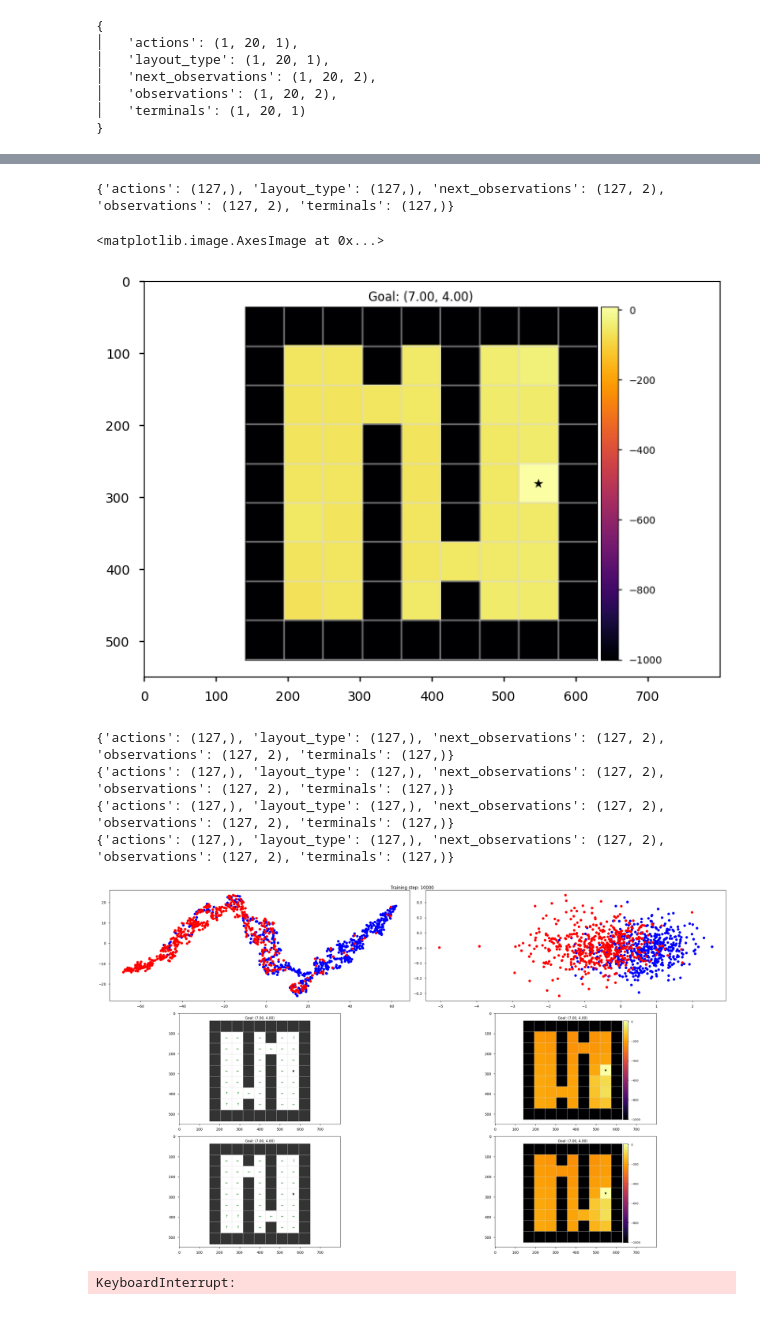
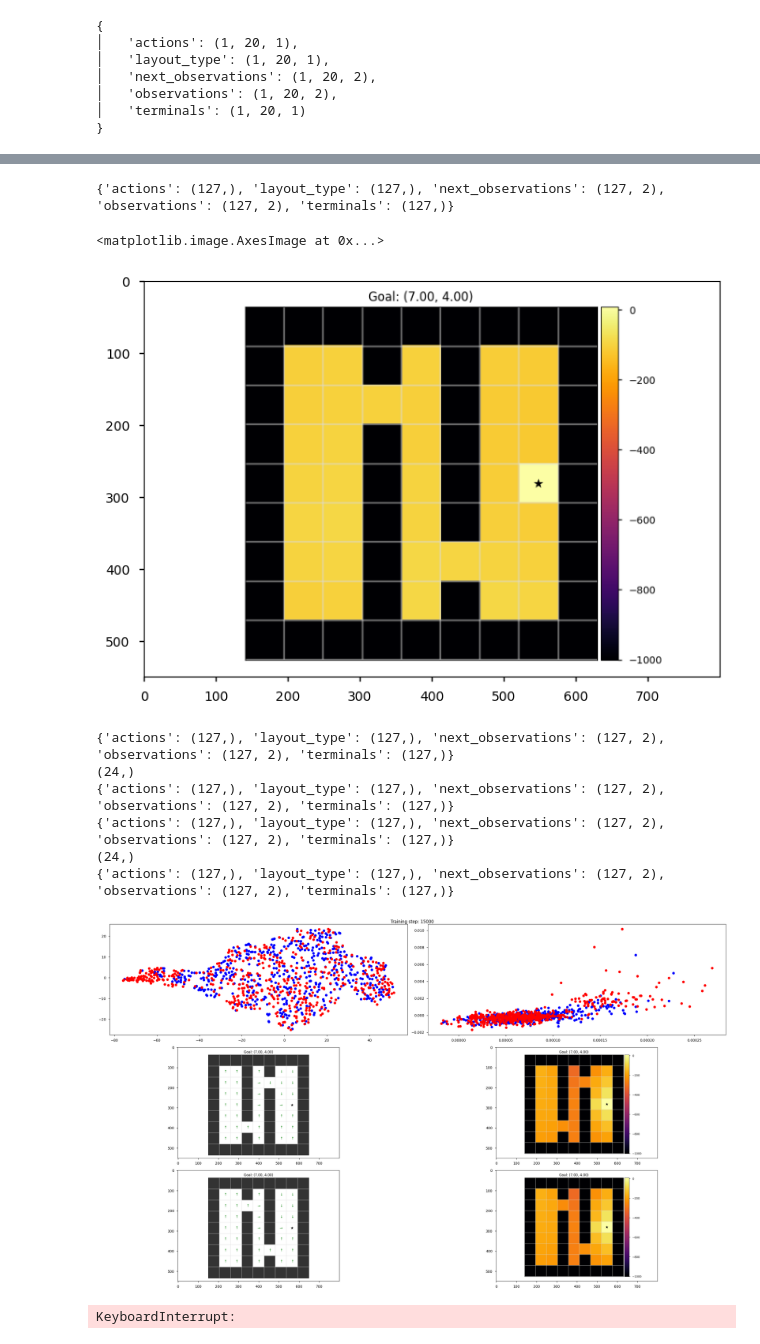
Before and after one commit to skylooop/BeliefConditionedFB, a Jupyter notebook: notebooks/in_context_gciql.ipynb, the cells around one changed output, grey strips where cells are left out. Cells and saved outputs as stored; diff of their text form; code cells hidden in the pictures.

```diff
--- a/notebooks/in_context_gciql.ipynb
+++ b/notebooks/in_context_gciql.ipynb
@@ -53,14 +53,14 @@ from envs.minigrid.env_utils import random_exploration, q_learning
 train_layout_data = []
 NUM_TRAIN_LAYOUTS = 2
 NUM_TRAIN_STEPS = 200
-NUM_TRAIN_EPISODES = 400
+NUM_TRAIN_EPISODES = 300
 
 for i in tqdm(range(NUM_TRAIN_LAYOUTS)):
     env = DynamicsGeneralization_Doors(render_mode="rgb_array", highlight=False, max_steps=NUM_TRAIN_STEPS, agent_start_pos=None)
     env._gen_grid = partial(env._gen_grid, layout_type=i)
     env = MinigridWrapper(env)
-    dataset, env = q_learning(env, NUM_TRAIN_EPISODES, layout_type=i)
-    # dataset, env = random_exploration(env, num_episodes=NUM_TRAIN_EPISODES, layout_type=i)
+    # dataset, env = q_learning(env, NUM_TRAIN_EPISODES, layout_type=i)
+    dataset, env = random_exploration(env, num_episodes=NUM_TRAIN_EPISODES, layout_type=i)
     train_layout_data.append(dataset)
 
 # ds, env = random_exploration(env)
@@ -189,15 +186,16 @@ def visualize_policy_image(layout_type):
     env._gen_grid = partial(env._gen_grid, layout_type=layout_type)
     env = MinigridWrapper(env)
     dynamics_embedding=None
+    obs, info = env.reset()
+    goal = info.get("goal_pos", None)
     if iql_config['agent']['use_context']:
         dataset_inference, env = random_exploration(env, num_episodes=1, layout_type=layout_type)
         print(jax.tree.map(lambda x: x.shape, dataset_inference))
         dynamics_embedding, _ = iql_agent.network.select('dynamic_transformer')(dataset_inference['observations'][None], dataset_inference['actions'][None, :, None],
-                                                                                    dataset_inference['next_observations'][None], train=False, return_embedding=True)
+                                                                                    dataset_inference['next_observations'][None],
+                                                                                     jnp.tile(goal[None, None], reps=(1, iql_config['agent']['context_len'] - 1, 1)), train=False, return_embedding=True)
         dynamics_embedding = dynamics_embedding.squeeze()
-
-    obs, info = env.reset()
-    goal = info.get("goal_pos", None)
+    print(dynamics_embedding.shape)
     example_batch = whole_dataset.sample(1)
     pred_policy_img = policy_image_grid(env, example_batch,
                                                     action_fn=partial(supply_rng(iql_agent.sample_actions, rng=jax.random.PRNGKey(np.random.randint(0, 2**32))),
@@ -257,12 +256,11 @@ def visualize_value_image(layout_type):
     dynamics_embedding=None
     obs, info = env.reset()
     goal = info.get("goal_pos", None)
-
     if iql_config['agent']['use_context']:
         dataset_inference, env = random_exploration(env, num_episodes=1, layout_type=layout_type)
         print(jax.tree.map(lambda x: x.shape, dataset_inference))
         dynamics_embedding, _ = iql_agent.network.select('dynamic_transformer')(dataset_inference['observations'][None], dataset_inference['actions'][None, :, None],
-                                                                                    dataset_inference['next_observations'][None], train=False, return_embedding=True)
+                                                                                    dataset_inference['next_observations'][None], jnp.tile(goal[None, None], reps=(1, iql_config['agent']['context_len'] - 1, 1)), train=False, return_embedding=True)
         dynamics_embedding = dynamics_embedding.squeeze()
 
     pred_value_img = value_image_fourrooms(env, example_batch,
@@ -275,7 +273,7 @@ plt.imshow(pred_value_img)
 # %% [output]
 {'actions': (127,), 'layout_type': (127,), 'next_observations': (127, 2), 'observations': (127, 2), 'terminals': (127,)}
 <matplotlib.image.AxesImage at 0x...>
-[figure, old version]
+[figure, new version]
 # %%
 from IPython.display import clear_output
 from sklearn.decomposition import PCA
@@ -289,7 +287,9 @@ pbar = tqdm(range(200_000))
 layout_embs = []
 
 cmap = LinearSegmentedColormap.from_list('recent_to_old', ['cyan', 'black'])
-
+obs, info = env.reset()
+goal = info.get("goal_pos")
+# with jax.disable_jit():
 if iql_config['agent']['use_context']:
     _, batch_context_test0, _ = gc_whole_dataset.sample(512, layout_type=0,
                                                                             context_length=iql_config['agent']['context_len'])
@@ -299,6 +299,7 @@ if iql_config['agent']['use_context']:
     # #                                                                         context_length=iql_config['agent']['context_len'])
     colors = ['blue'] * batch_context_test0['observations'].shape[0] + ['red'] * batch_context_test1['observations'].shape[0]
     test_embedding = jax.tree.map(lambda x, y: jnp.concatenate([x, y]), batch_context_test0, batch_context_test1)
+goal = jnp.tile(jnp.array(goal)[None, None], reps=jnp.array([test_embedding['observations'].shape[0], test_embedding['observations'].shape[1], 1]))
 
 for update_steps in pbar:
     if not iql_config['agent']['use_context']:
@@ -309,7 +310,7 @@ for update_steps in pbar:
                                                             context_length=iql_config['agent']['context_len'])
         _, negative_context, _ = gc_whole_dataset.sample(iql_config['agent']['batch_size'], layout_type=(update_steps + 1) % NUM_TRAIN_LAYOUTS,
                                                             context_length=iql_config['agent']['context_len'])
-        iql_agent, update_info = iql_agent.update(batch, batch_context, train_context_embedding=update_steps % 10 == 0, negative_context=negative_context)
+        iql_agent, update_info = iql_agent.update(batch, batch_context, train_context_embedding=update_steps % 2 == 0 and update_steps < 10_000, negative_context=negative_context)
 
     # if update_steps % 1_000 == 0 and iql_config['agent']['use_context']:
     #     for layout_type in range(0, NUM_TRAIN_LAYOUTS):
@@ -319,15 +320,14 @@ for update_steps in pbar:
     #                                                                                 batch_context['next_observations'], train=False, return_embedding=True)
     #         layout_embs.append(jax.device_get(dynamics_embedding))
 
-
-
     if update_steps % 5_000 == 0:
 
         clear_output()
         if iql_config['agent']['use_context']:
             fig, axs = plt.subplots(nrows=3, ncols=2, figsize=(25, 15))
             dynamics_embedding, _ = iql_agent.network.select('dynamic_transformer')(test_embedding['observations'], test_embedding['actions'],
-                                                                                    test_embedding['next_observations'], train=False, return_embedding=True)
+                                                                                    test_embedding['next_observations'],
+                                                                                    goal, train=False, return_embedding=True)
             tsne = TSNE(random_state=42).fit_transform(dynamics_embedding)
             x, y = tsne[:, 0], tsne[:, 1]
             axs[0, 0].scatter(x, y, color=colors)
@@ -346,37 +346,35 @@ for update_steps in pbar:
             pred_value_img = visualize_value_image(layout_type=0)
             axs[1, 1].imshow(pred_value_img)
 
             pred_policy_img = visualize_policy_image(layout_type=1)
             axs[2,0].imshow(pred_policy_img)
             pred_value_img = visualize_value_image(layout_type=1)
             axs[2, 1].imshow(pred_value_img)
 
             fig.suptitle(f"Training step: {update_steps}")
             plt.tight_layout()
             display(fig)
             plt.close(fig)
         else:
             fig, (ax1, ax2) = plt.subplots(nrows=1, ncols=2, figsize=(20, 10))
             pred_policy_img = visualize_policy_image(layout_type=0)
             ax1.imshow(pred_policy_img)
             pred_value_img = visualize_value_image(layout_type=0)
             ax2.imshow(pred_value_img)
             plt.tight_layout()
             display(fig)
             plt.close(fig)
 
     # if update_steps % 1_000 == 0:
     #     pbar.set_postfix({"critic_loss": update_info['critic/critic_loss'],
     #                       "value_loss": update_info['value/value_loss'],
     #                       "actor_loss": update_info['actor/actor_loss']})
-
-# layout0_embs = np.concatenate(layout0_embs)
-# layout1_embs = np.concatenate(layout1_embs)
-# layout9_embs = np.concatenate(layout9_embs)
 # %% [output]
+{'actions': (127,), 'layout_type': (127,), 'next_observations': (127, 2), 'observations': (127, 2), 'terminals': (127,)}
+(24,)
 {'actions': (127,), 'layout_type': (127,), 'next_observations': (127, 2), 'observations': (127, 2), 'terminals': (127,)}
 {'actions': (127,), 'layout_type': (127,), 'next_observations': (127, 2), 'observations': (127, 2), 'terminals': (127,)}
+(24,)
 {'actions': (127,), 'layout_type': (127,), 'next_observations': (127, 2), 'observations': (127, 2), 'terminals': (127,)}
-{'actions': (127,), 'layout_type': (127,), 'next_observations': (127, 2), 'observations': (127, 2), 'terminals': (127,)}
-[figure, old version]
+[figure, new version]
 KeyboardInterrupt:
```
Also changed, not shown: parts of 6 cells of this notebook, 5 other files.
